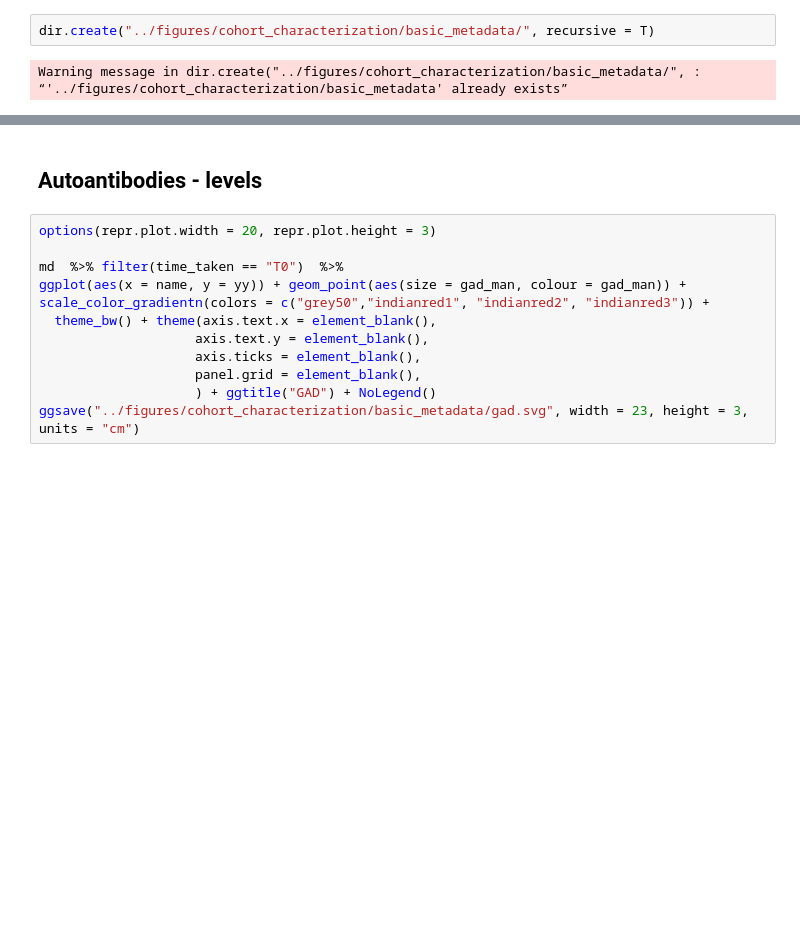
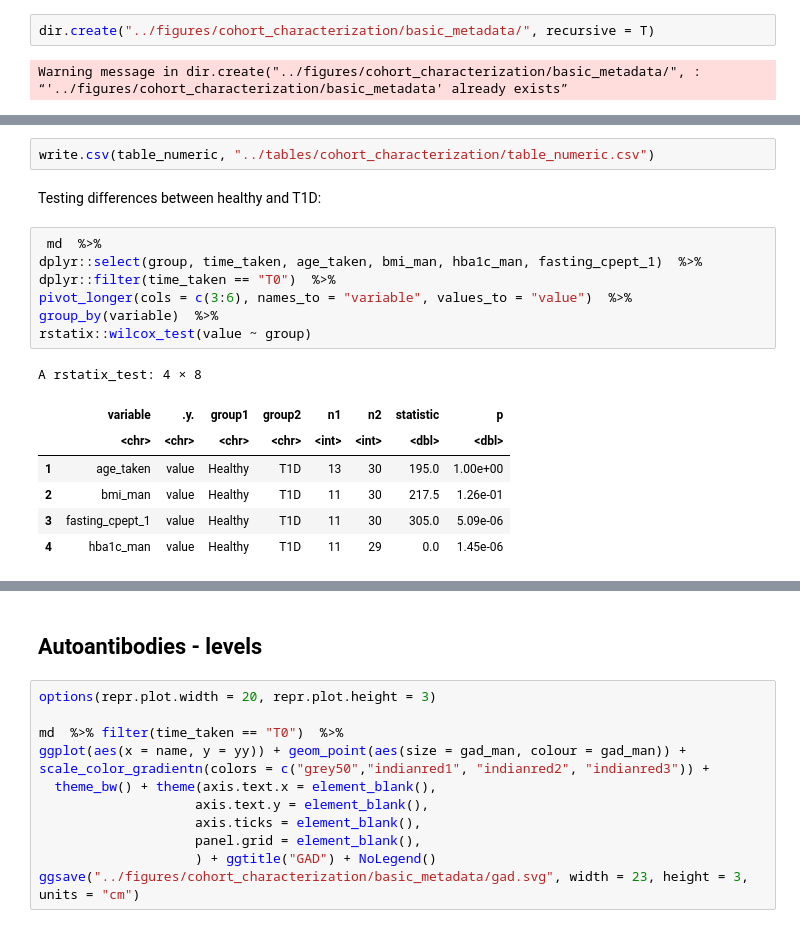
Before and after one commit to Lab-of-Adaptive-Immunity/dia, a Jupyter notebook: code02_analysis_of_init/01_Cohort_characterization.ipynb, the cells around one changed output, grey strips where cells are left out. Cells and saved outputs as stored; diff of their text form; blank space fills up the shorter version.

```diff
--- a/code02_analysis_of_init/01_Cohort_characterization.ipynb
+++ b/code02_analysis_of_init/01_Cohort_characterization.ipynb
@@ -68,0 +191,19 @@ Warning message in dir.create("../figures/cohort_characterization/basic_metadata
+# %%
+write.csv(table_numeric, "../tables/cohort_characterization/table_numeric.csv")
+# %% [markdown]
+Testing differences between healthy and T1D:
+# %%
+ md  %>%
+dplyr::select(group, time_taken, age_taken, bmi_man, hba1c_man, fasting_cpept_1)  %>%
+dplyr::filter(time_taken == "T0")  %>%
+pivot_longer(cols = c(3:6), names_to = "variable", values_to = "value")  %>%
+group_by(variable)  %>%
+rstatix::wilcox_test(value ~ group)
+# %% [output]
+A rstatix_test: 4 × 8
+|  | variable | .y. | group1 | group2 | n1 | n2 | statistic | p |
+|  | <chr> | <chr> | <chr> | <chr> | <int> | <int> | <dbl> | <dbl> |
+| 1 | age_taken | value | Healthy | T1D | 13 | 30 | 195.0 | 1.00e+00 |
+| 2 | bmi_man | value | Healthy | T1D | 11 | 30 | 217.5 | 1.26e-01 |
+| 3 | fasting_cpept_1 | value | Healthy | T1D | 11 | 30 | 305.0 | 5.09e-06 |
+| 4 | hba1c_man | value | Healthy | T1D | 11 | 29 | 0.0 | 1.45e-06 |
```
Also changed, not shown: parts of 22 cells of this notebook, 1 other file.
